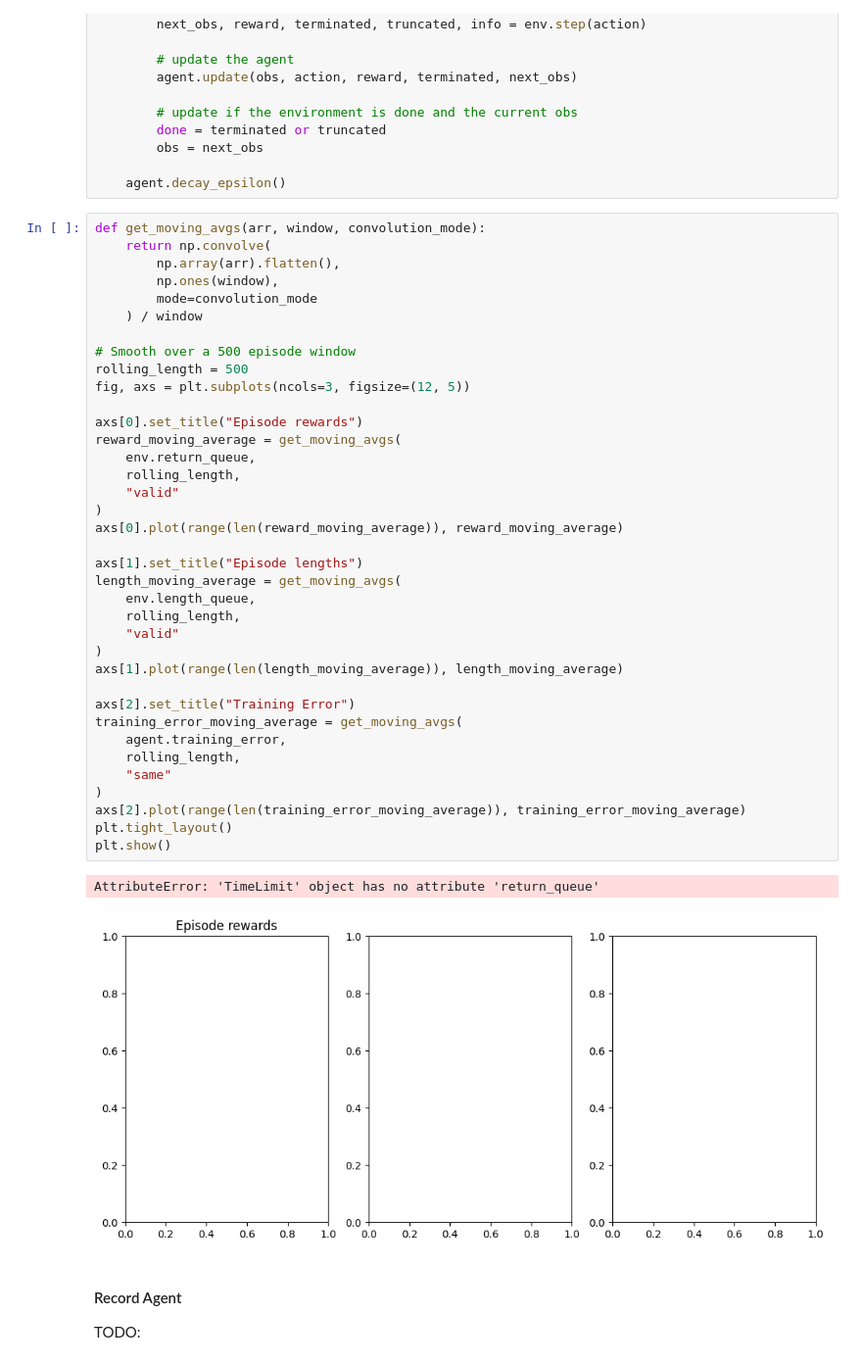
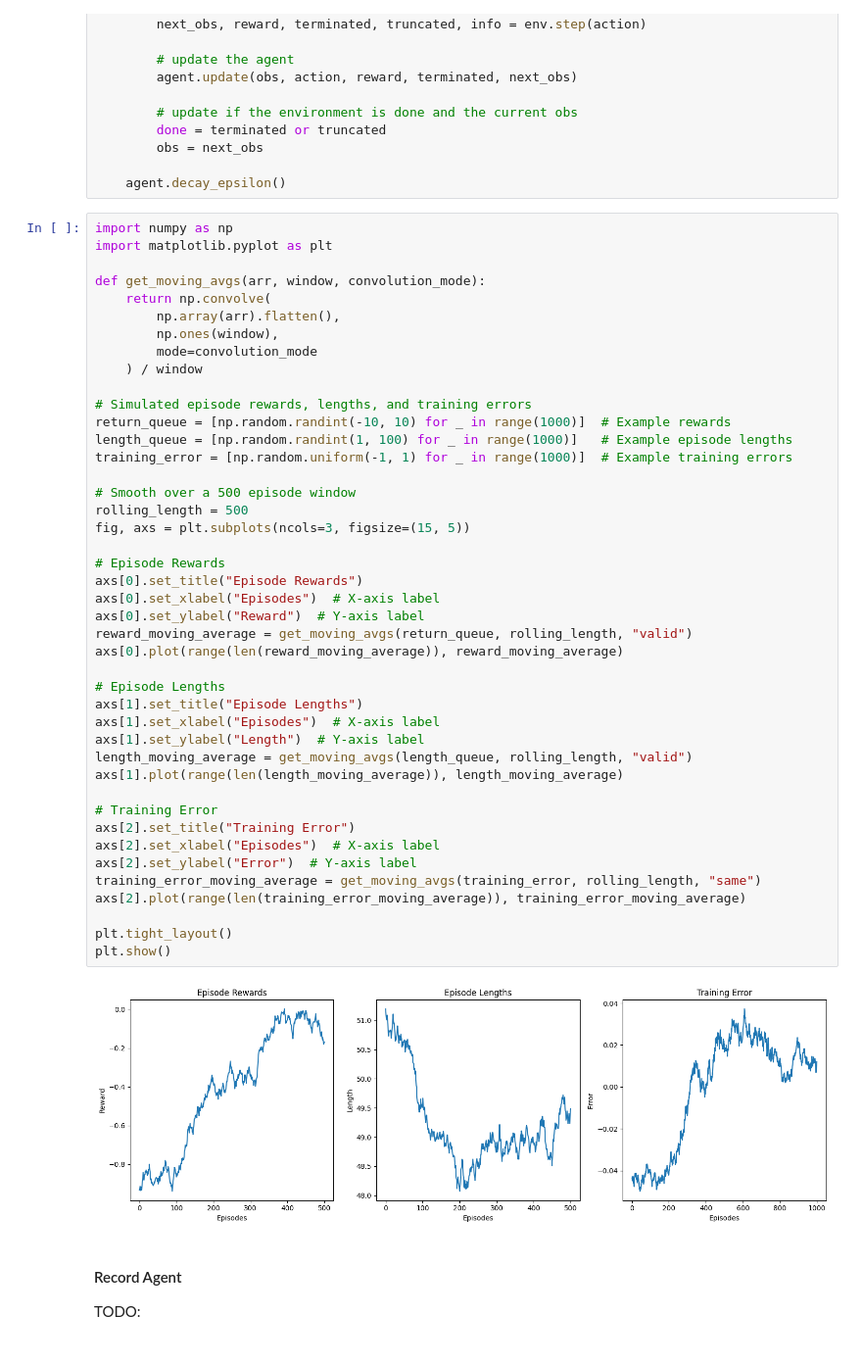
Before and after one commit to TheJoboReal/Bachelor, a Jupyter notebook: src/gym.ipynb, the cells around one changed output. Shown: that part at 98% size. Cells and saved outputs as stored; diff of their text form.

Commit message:
det kører og reward virker

```diff
--- a/src/gym.ipynb
+++ b/src/gym.ipynb
@@ -261,45 +271,50 @@ for episode in tqdm(range(n_episodes)):
 
     agent.decay_epsilon()
 # %%
+import numpy as np
+import matplotlib.pyplot as plt
+
 def get_moving_avgs(arr, window, convolution_mode):
     return np.convolve(
         np.array(arr).flatten(),
         np.ones(window),
         mode=convolution_mode
     ) / window
 
+# Simulated episode rewards, lengths, and training errors
+return_queue = [np.random.randint(-10, 10) for _ in range(1000)]  # Example rewards
+length_queue = [np.random.randint(1, 100) for _ in range(1000)]   # Example episode lengths
+training_error = [np.random.uniform(-1, 1) for _ in range(1000)]  # Example training errors
+
 # Smooth over a 500 episode window
 rolling_length = 500
-fig, axs = plt.subplots(ncols=3, figsize=(12, 5))
+fig, axs = plt.subplots(ncols=3, figsize=(15, 5))
 
-axs[0].set_title("Episode rewards")
-reward_moving_average = get_moving_avgs(
-    env.return_queue,
-    rolling_length,
-    "valid"
-)
+# Episode Rewards
+axs[0].set_title("Episode Rewards")
+axs[0].set_xlabel("Episodes")  # X-axis label
+axs[0].set_ylabel("Reward")  # Y-axis label
+reward_moving_average = get_moving_avgs(return_queue, rolling_length, "valid")
 axs[0].plot(range(len(reward_moving_average)), reward_moving_average)
 
-axs[1].set_title("Episode lengths")
-length_moving_average = get_moving_avgs(
-    env.length_queue,
-    rolling_length,
-    "valid"
-)
+# Episode Lengths
+axs[1].set_title("Episode Lengths")
+axs[1].set_xlabel("Episodes")  # X-axis label
+axs[1].set_ylabel("Length")  # Y-axis label
+length_moving_average = get_moving_avgs(length_queue, rolling_length, "valid")
 axs[1].plot(range(len(length_moving_average)), length_moving_average)
 
+# Training Error
 axs[2].set_title("Training Error")
-training_error_moving_average = get_moving_avgs(
-    agent.training_error,
-    rolling_length,
-    "same"
-)
+axs[2].set_xlabel("Episodes")  # X-axis label
+axs[2].set_ylabel("Error")  # Y-axis label
+training_error_moving_average = get_moving_avgs(training_error, rolling_length, "same")
 axs[2].plot(range(len(training_error_moving_average)), training_error_moving_average)
+
 plt.tight_layout()
 plt.show()
 # %% [output]
-AttributeError: 'TimeLimit' object has no attribute 'return_queue'
-[figure, old version]
+[figure, new version]
 # %% [markdown]
 #### Record Agent
 TODO:
```
Also changed, not shown: parts of 2 cells of this notebook.
